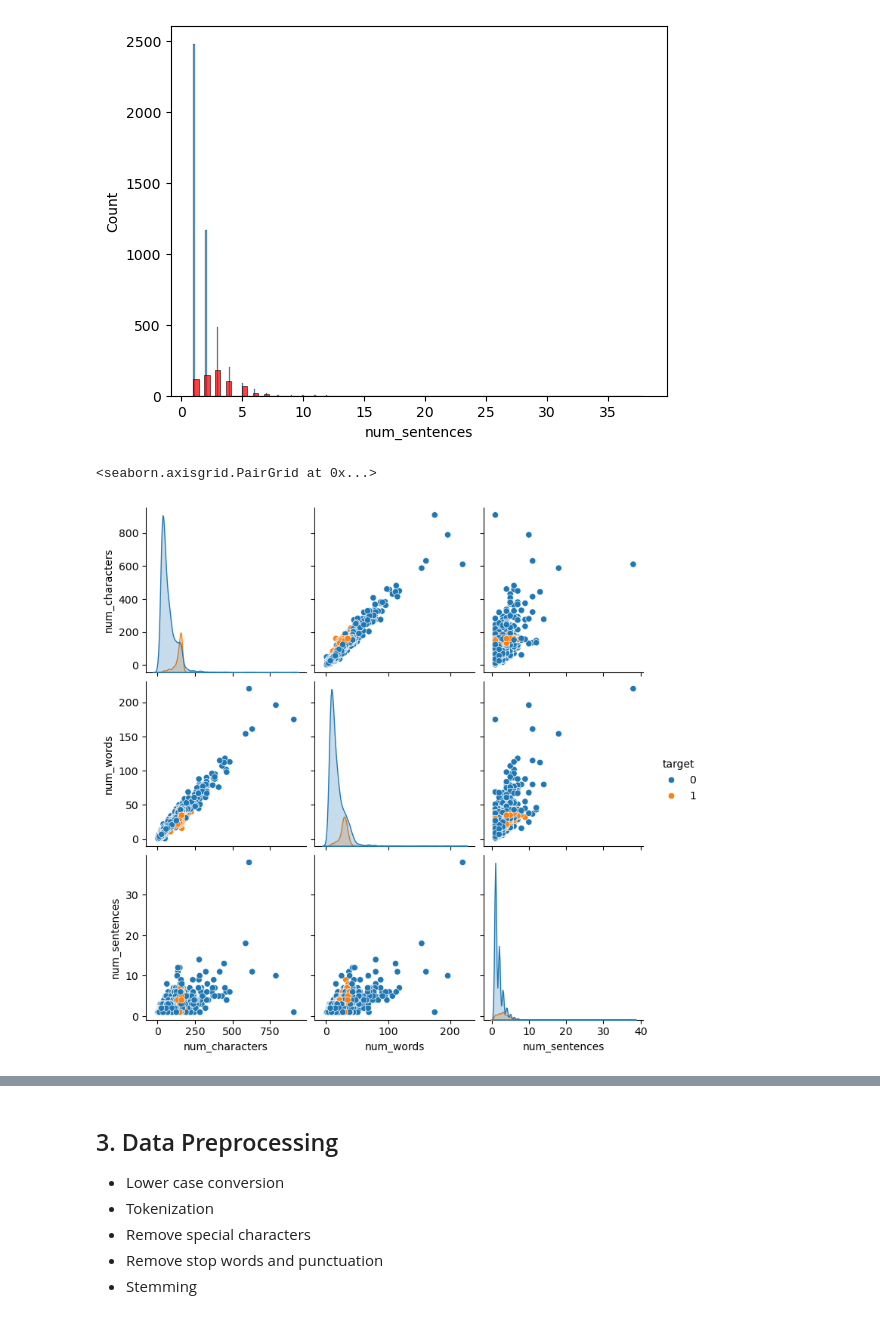
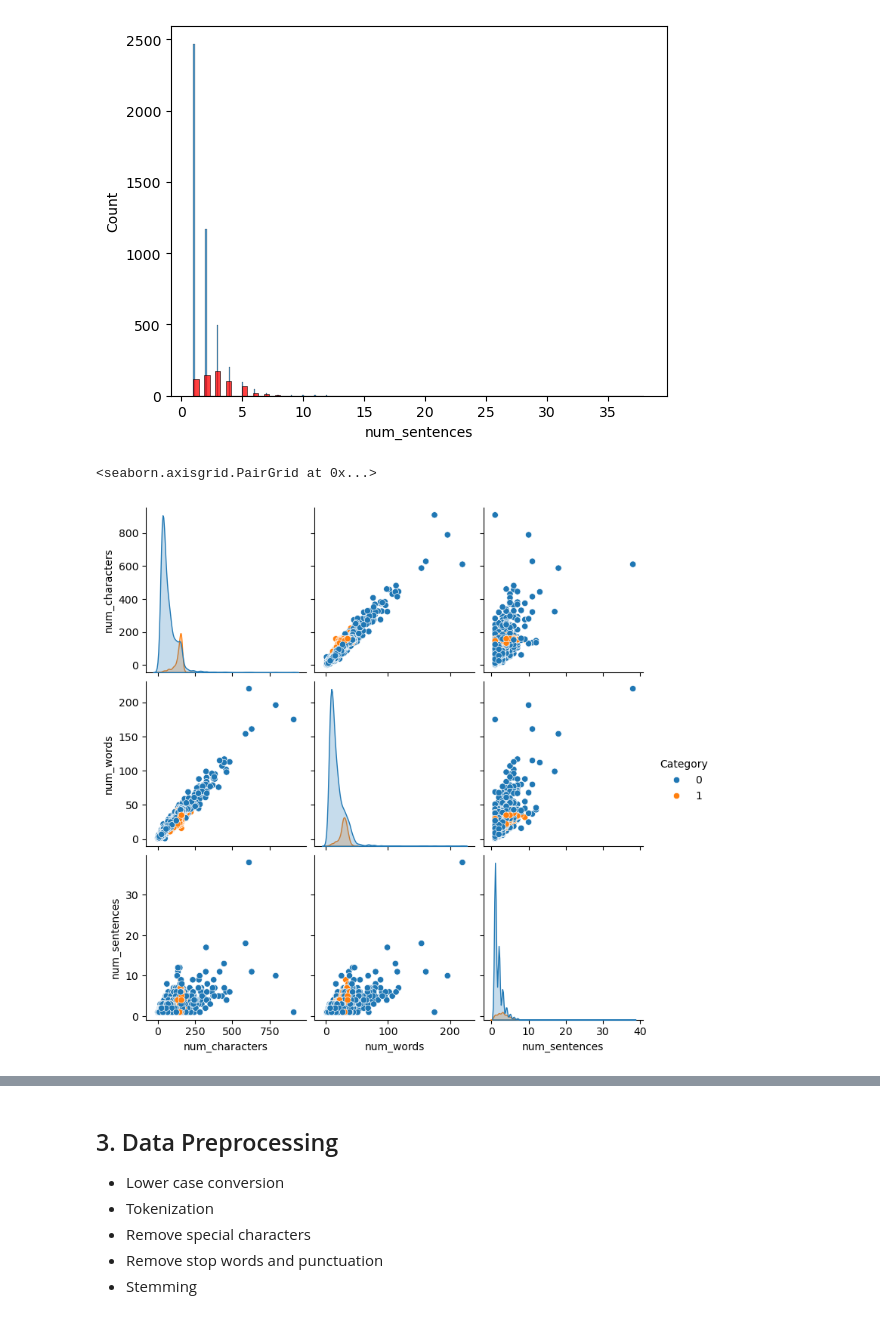
Before and after one commit to Iqrajan2024/sms-spam-classifier, a Jupyter notebook: sms-spam-classifier.ipynb, the cells around one changed output, grey strips where cells are left out. Saved outputs shown, nothing was run; the diff lists cells and outputs as text; code cells hidden in the pictures.

```diff
--- a/sms-spam-classifier.ipynb
+++ b/sms-spam-classifier.ipynb
@@ -70,7 +45,7 @@ df.sample(5)
 from sklearn.preprocessing import LabelEncoder
 encoder = LabelEncoder()
 # %%
-df['target'] = encoder.fit_transform(df['target'])
+df['Category'] = encoder.fit_transform(df['Category'])
 # %%
 df.head()
 # %% [output]
@@ -125,6 +100,6 @@ nltk.download('punkt_tab')
 True
 # %%
-df['num_characters'] = df['text'].apply(len)
+df['num_characters'] = df['Message'].apply(len)
 # %%
 df.head()
 # %% [output]
@@ -137,5 +112,5 @@ df.head()
 # %%
-df['num_words'] = df['text'].apply(lambda x:len(nltk.word_tokenize(x)))
+df['num_words'] = df['Message'].apply(lambda x:len(nltk.word_tokenize(x)))
 # %%
 df.head()
 # %% [output]
@@ -148,5 +123,5 @@ df.head()
 # %%
-df['num_sentences'] = df['text'].apply(lambda x:len(nltk.sent_tokenize(x)))
+df['num_sentences'] = df['Message'].apply(lambda x:len(nltk.sent_tokenize(x)))
 # %%
 df.head()
 # %% [output]
@@ -211,10 +186,10 @@ plt.show()
 # %% [output]
 [figure]
 # %%
-sns.pairplot(df, hue='target')
+sns.pairplot(df, hue='Category')
 # %% [output]
 <seaborn.axisgrid.PairGrid at 0x...>
-[figure, old version]
+[figure, new version]
 # %%
 numeric_df = df.select_dtypes(include=['number'])
 correlation = numeric_df.corr()
```
Also changed, not shown: parts of 58 cells of this notebook, 3 other files.
